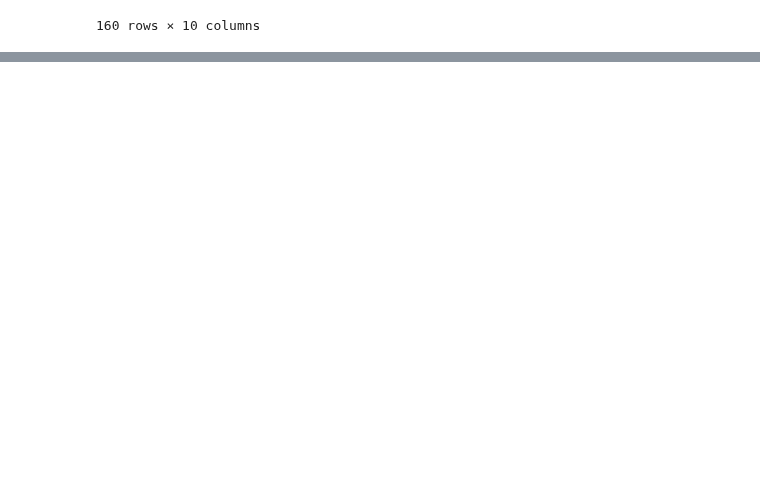
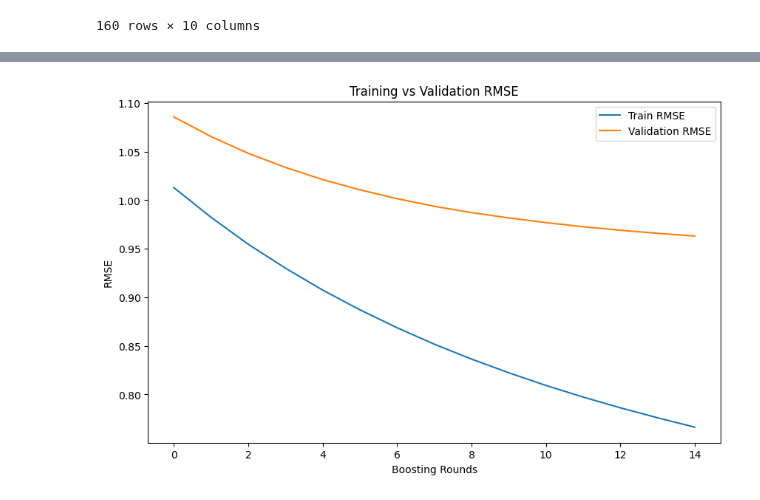
Before and after one commit to RiyadKT/Football-player-performance-prediction, a Jupyter notebook: final.ipynb, the cells around one changed output, grey strips where cells are left out. Drawn from its saved outputs; the diff is of its cells as text; code cells hidden in the pictures; blank space fills up the shorter version.

```diff
--- a/final.ipynb
+++ b/final.ipynb
@@ -1351,0 +1456,26 @@ def big_vectorize(player,season,team):
+# %%
+params = {
+    'objective': 'reg:squarederror',
+    'max_depth': 7,
+    'learning_rate': 0.1,
+    'eval_metric': 'rmse'
+}
+
+inp_train, inp_val, out_train, out_val = train_test_split(inp, out, test_size=0.2, random_state=42)
+
+train=xgb.DMatrix(inp_train,label=out_train)
+val=xgb.DMatrix(inp_val,label=out_val)
+
+
+evals_result={}
+
+model = xgb.train(
+    params=params,
+    dtrain=xgb.DMatrix(inp_train,label=out_train),
+    num_boost_round=15,
+    evals=[(train, 'train'), (val, 'validation')],
+    evals_result=evals_result,
+    early_stopping_rounds=3,  # Arrêt si pas d'amélioration après 3 itérations
+    verbose_eval=1,
+    xgb_model=model #si il y a déja un cycle d'entraînement qui a été fait
+)
@@ -1351,0 +1498,18 @@ def big_vectorize(player,season,team):
+# %%
+import matplotlib.pyplot as plt
+
+
+train_rmse = evals_result['train']['rmse']
+val_rmse = evals_result['validation']['rmse']
+
+
+plt.figure(figsize=(10, 6))
+plt.plot(train_rmse, label='Train RMSE')
+plt.plot(val_rmse, label='Validation RMSE')
+plt.xlabel('Boosting Rounds')
+plt.ylabel('RMSE')
+plt.title('Training vs Validation RMSE')
+plt.legend()
+plt.show()
+# %% [output]
+[figure, added]
```
Also changed, not shown: parts of 20 cells of this notebook, 1 other file.
